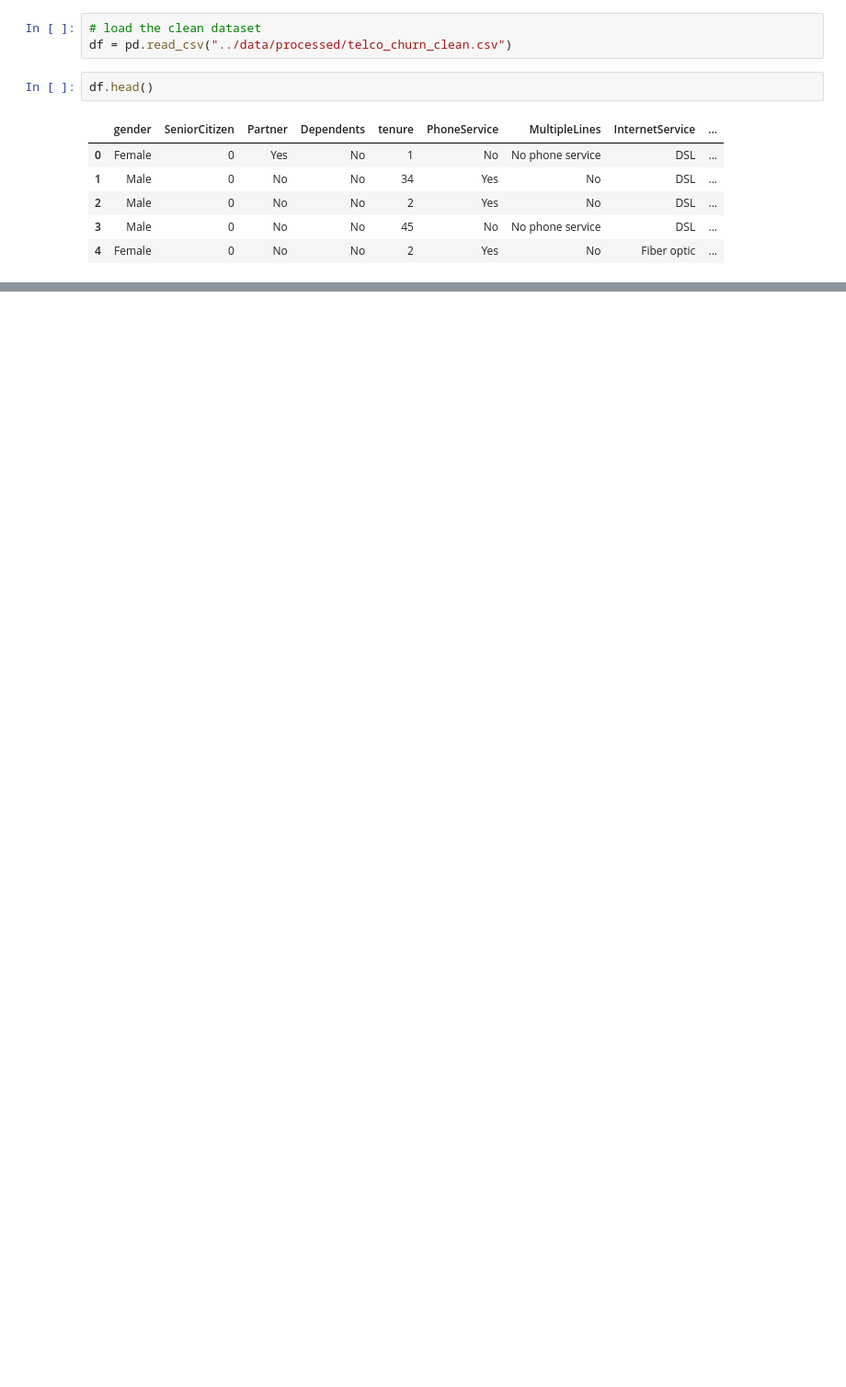
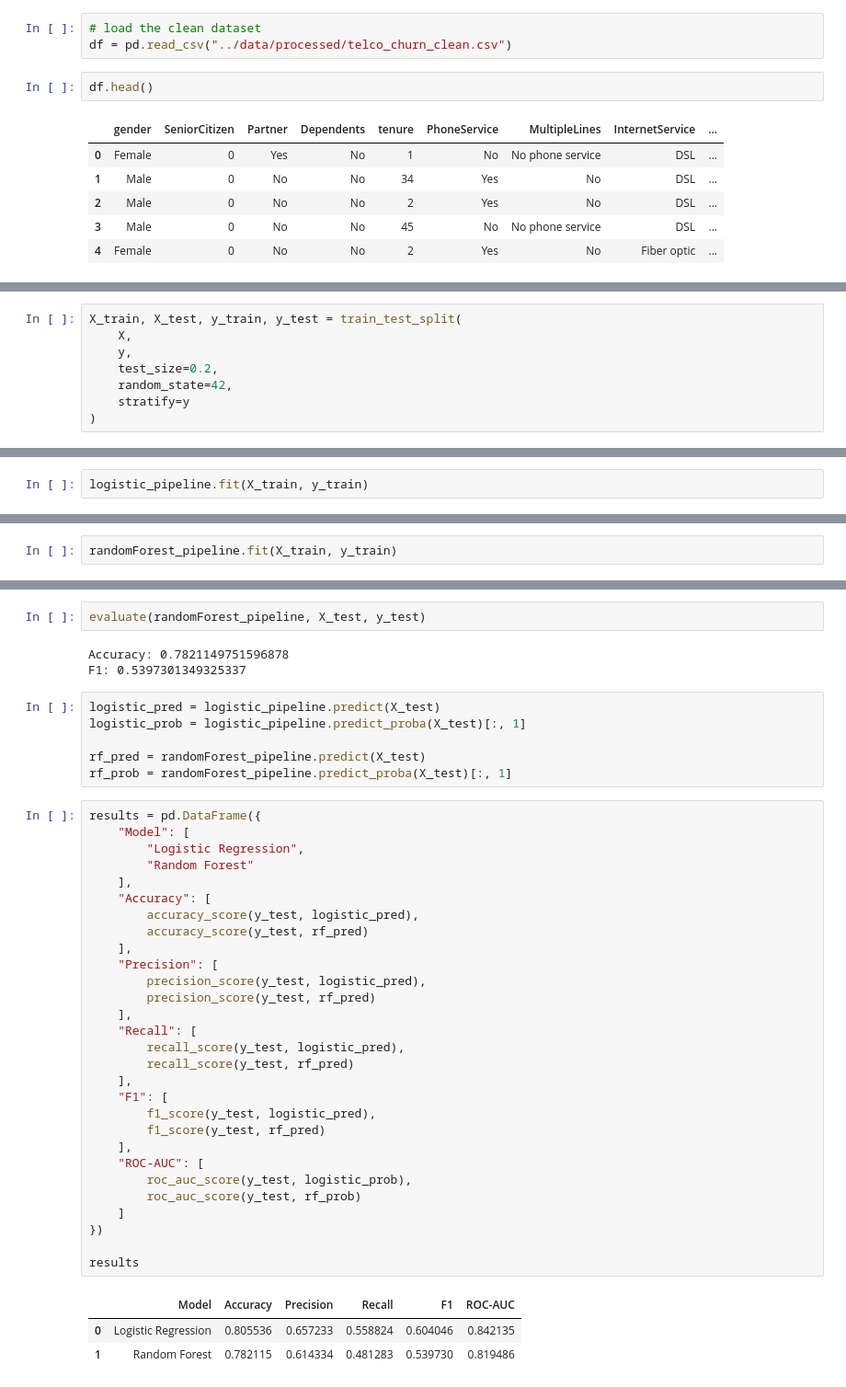
Before and after one commit to heixen/Customer-Churn-Prediction, a Jupyter notebook: notebooks/03_modeling.ipynb, the cells around one changed output, grey strips where cells are left out. Shown at 92% size. Drawn from its saved outputs; the diff is of its cells as text; blank space fills up the shorter version.

Commit message:
Pipelines for both Logistic and Random Forest Model

```diff
--- a/notebooks/03_modeling.ipynb
+++ b/notebooks/03_modeling.ipynb
@@ -32,0 +63,8 @@ df.head()
+# %%
+X_train, X_test, y_train, y_test = train_test_split(
+    X,
+    y,
+    test_size=0.2,
+    random_state=42,
+    stratify=y
+)
@@ -32,0 +94,2 @@ df.head()
+# %%
+logistic_pipeline.fit(X_train, y_train)
@@ -32,0 +145,2 @@ df.head()
+# %%
+randomForest_pipeline.fit(X_train, y_train)
@@ -32,0 +165,44 @@ df.head()
+# %%
+evaluate(randomForest_pipeline, X_test, y_test)
+# %% [output]
+Accuracy: 0.7821149751596878
+F1: 0.5397301349325337
+# %%
+logistic_pred = logistic_pipeline.predict(X_test)
+logistic_prob = logistic_pipeline.predict_proba(X_test)[:, 1]
+
+rf_pred = randomForest_pipeline.predict(X_test)
+rf_prob = randomForest_pipeline.predict_proba(X_test)[:, 1]
+# %%
+results = pd.DataFrame({
+    "Model": [
+        "Logistic Regression",
+        "Random Forest"
+    ],
+    "Accuracy": [
+        accuracy_score(y_test, logistic_pred),
+        accuracy_score(y_test, rf_pred)
+    ],
+    "Precision": [
+        precision_score(y_test, logistic_pred),
+        precision_score(y_test, rf_pred)
+    ],
+    "Recall": [
+        recall_score(y_test, logistic_pred),
+        recall_score(y_test, rf_pred)
+    ],
+    "F1": [
+        f1_score(y_test, logistic_pred),
+        f1_score(y_test, rf_pred)
+    ],
+    "ROC-AUC": [
+        roc_auc_score(y_test, logistic_prob),
+        roc_auc_score(y_test, rf_prob)
+    ]
+})
+
+results
+# %% [output]
+|  | Model | Accuracy | Precision | Recall | F1 | ROC-AUC |
+| 0 | Logistic Regression | 0.805536 | 0.657233 | 0.558824 | 0.604046 | 0.842135 |
+| 1 | Random Forest | 0.782115 | 0.614334 | 0.481283 | 0.539730 | 0.819486 |
```
Also changed, not shown: parts of 13 cells of this notebook.
